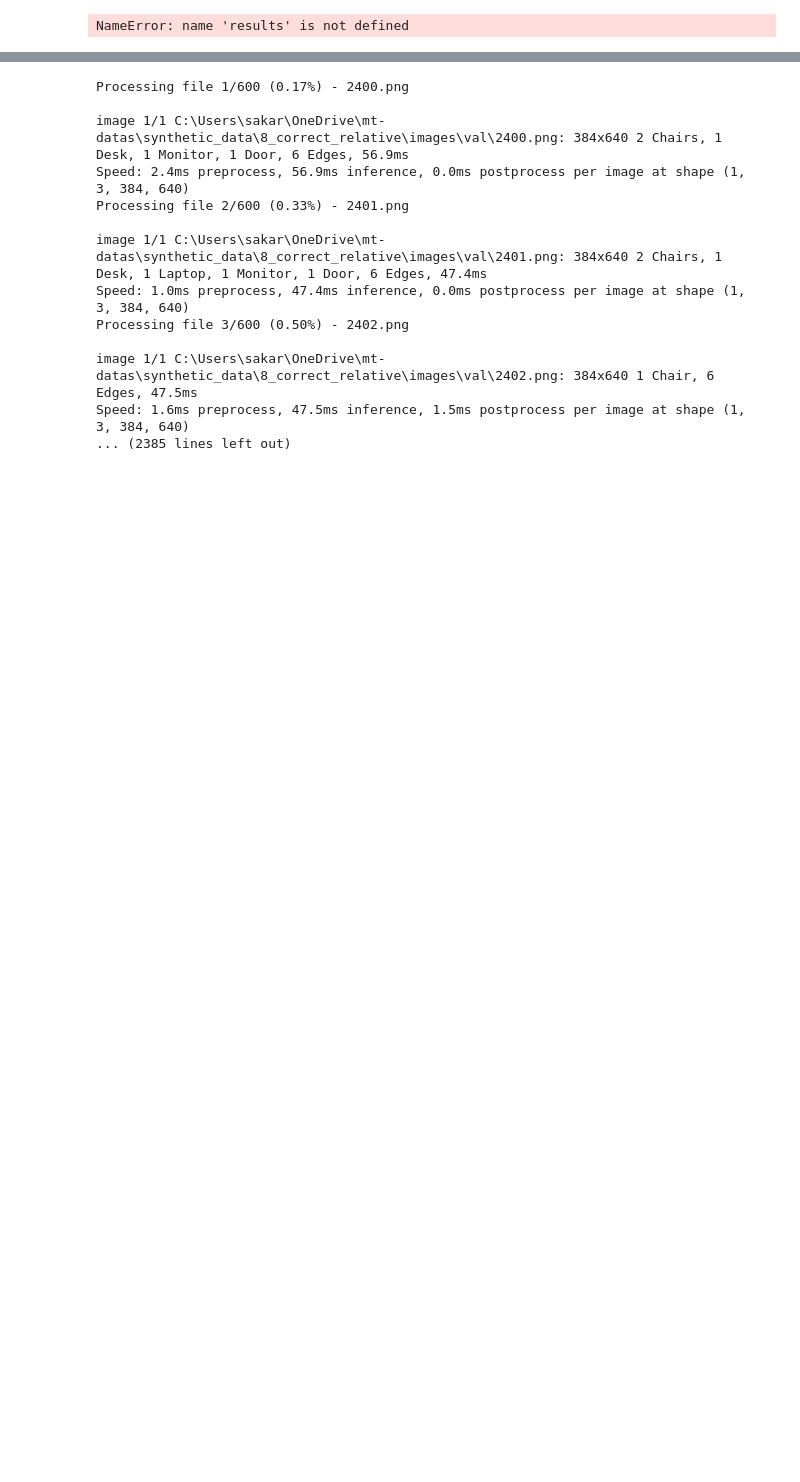
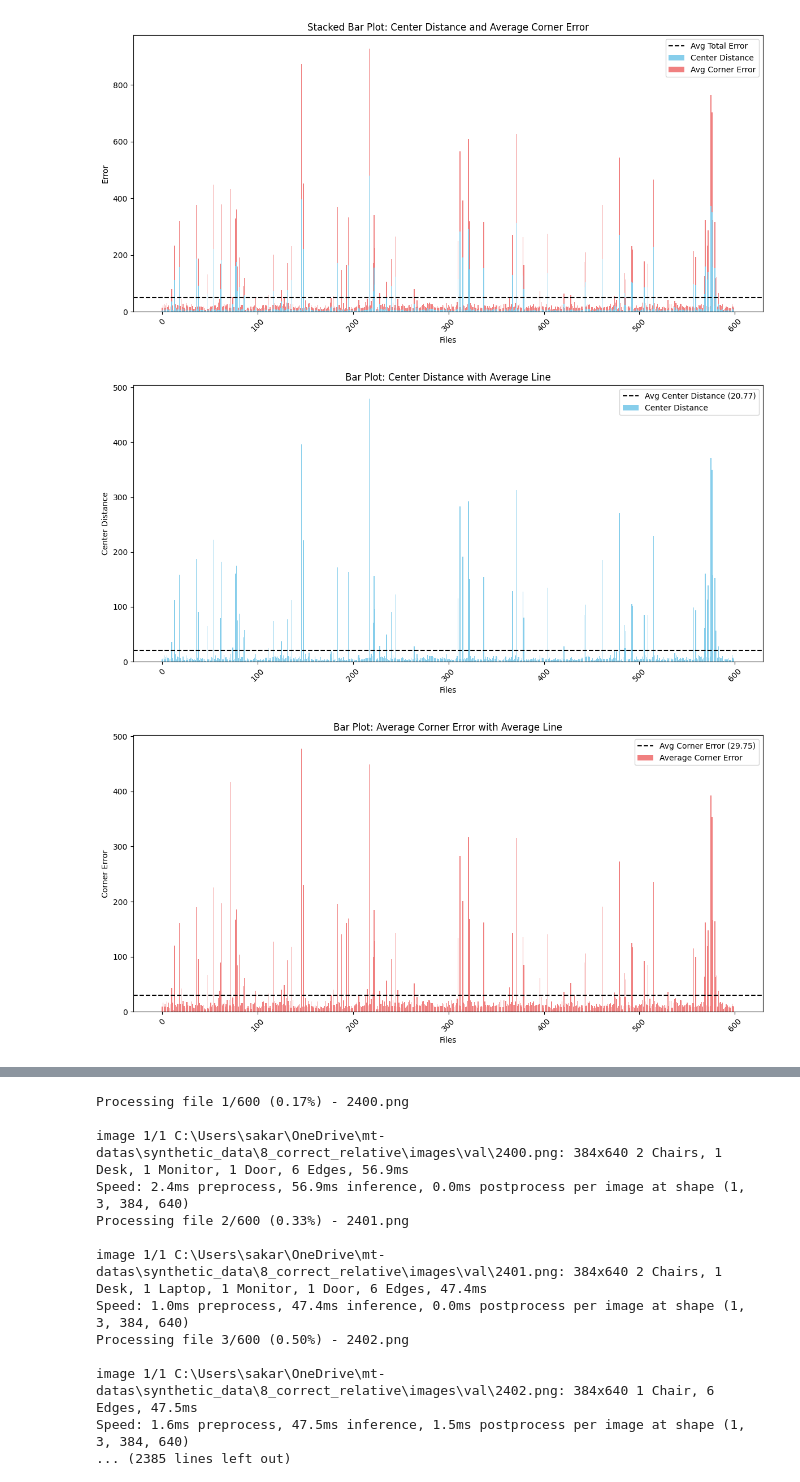
Before and after one commit to sarpermelikertekin/mt-3d-environments-from-video, a Jupyter notebook: YOLOv8/yolo.ipynb, the cells around one changed output, grey strips where cells are left out. Drawn from its saved outputs; the diff is of its cells as text; code cells hidden in the pictures; blank space fills up the shorter version.

Commit message:
Bar Plot complete for FP ND

```diff
--- a/YOLOv8/yolo.ipynb
+++ b/YOLOv8/yolo.ipynb
@@ -229,60 +240,81 @@ xywh: tensor([[741.0000, 528.5000, 356.0000, 175.0000]])
 import matplotlib.pyplot as plt
 import numpy as np
 
-# Plotting function
-def generate_plots(all_results):
+
+def generate_bar_plots(results):
     """
-    Generate plots based on processed results.
+    Generate bar plots from the processed results.
+    Each bar represents one file with center distance and average corner error stacked.
+    Additionally, individual plots for center and corner errors are created.
+    """
+    # Prepare data
+    file_names = []
+    center_distances = []
+    avg_corner_errors = []
 
-    Parameters:
-    - all_results: List of dictionaries with results for each file.
-    """
-    # Prepare data for plotting
-    file_names = [res["file"] for res in all_results]
-    center_distances = [res["center_error"] for res in all_results]
-    avg_corner_errors = [res["avg_corner_error"] for res in all_results]
+    for file_result in results:
+        file_names.append(file_result["file"])
+        total_center_distance = 0
+        total_avg_corner_error = 0
+        count = len(file_result["objects"])
+
+        # Sum distances across objects
+        for obj in file_result["objects"]:
+            total_center_distance += obj["center_distance_non_normalized"]
+            total_avg_corner_error += obj["avg_corner_error_non_normalized"]
+
+        # Average values per file
+        center_distances.append(total_center_distance / count if count > 0 else 0)
+        avg_corner_errors.append(total_avg_corner_error / count if count > 0 else 0)
 
     # Calculate averages for lines
     avg_center = np.mean(center_distances)
     avg_corner = np.mean(avg_corner_errors)
 
+    x = np.arange(len(file_names))
+
+
     # Stacked Bar Plot: Center Distance and Average Corner Error
     plt.figure(figsize=(12, 6))
-    plt.bar(file_names, center_distances, label="Center Distance", color="skyblue")
-    plt.bar(file_names, avg_corner_errors, bottom=center_distances, label="Avg Corner Error", color="lightcoral")
+    plt.bar(x, center_distances, label="Center Distance", color="skyblue")
+    plt.bar(x, avg_corner_errors, bottom=center_distances, label="Avg Corner Error", color="lightcoral")
     plt.axhline(avg_center + avg_corner, color="black", linestyle="--", label="Avg Total Error")
     plt.xlabel("Files")
     plt.ylabel("Error")
     plt.title("Stacked Bar Plot: Center Distance and Average Corner Error")
     plt.legend()
     plt.xticks(rotation=45)
     plt.tight_layout()
     plt.show()
 
     # Individual Plot: Center Distance with Average Line
     plt.figure(figsize=(12, 6))
-    plt.bar(file_names, center_distances, color="skyblue", label="Center Distance")
+    plt.bar(x, center_distances, color="skyblue", label="Center Distance")
     plt.axhline(avg_center, color="black", linestyle="--", label=f"Avg Center Distance ({avg_center:.2f})")
     plt.xlabel("Files")
     plt.ylabel("Center Distance")
     plt.title("Bar Plot: Center Distance with Average Line")
     plt.legend()
     plt.xticks(rotation=45)
     plt.tight_layout()
     plt.show()
 
     # Individual Plot: Average Corner Error with Average Line
     plt.figure(figsize=(12, 6))
-    plt.bar(file_names, avg_corner_errors, color="lightcoral", label="Average Corner Error")
+    plt.bar(x, avg_corner_errors, color="lightcoral", label="Average Corner Error")
     plt.axhline(avg_corner, color="black", linestyle="--", label=f"Avg Corner Error ({avg_corner:.2f})")
     plt.xlabel("Files")
     plt.ylabel("Corner Error")
     plt.title("Bar Plot: Average Corner Error with Average Line")
     plt.legend()
     plt.xticks(rotation=45)
     plt.tight_layout()
     plt.show()
 
-generate_plots(results)
+
+# Generate the plots
+generate_bar_plots(results)
 # %% [output]
-NameError: name 'results' is not defined
+[figure, added]
+[figure, added]
+[figure, added]
```
Also changed, not shown: parts of 3 cells of this notebook, 2 other files.
